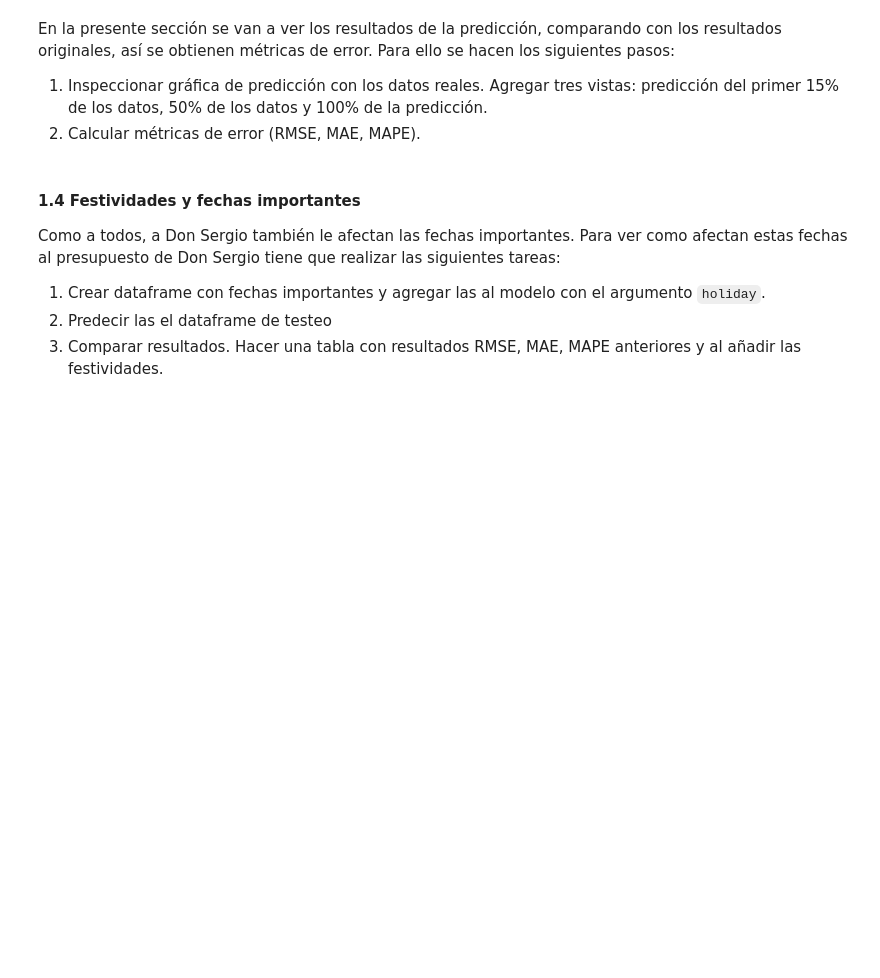
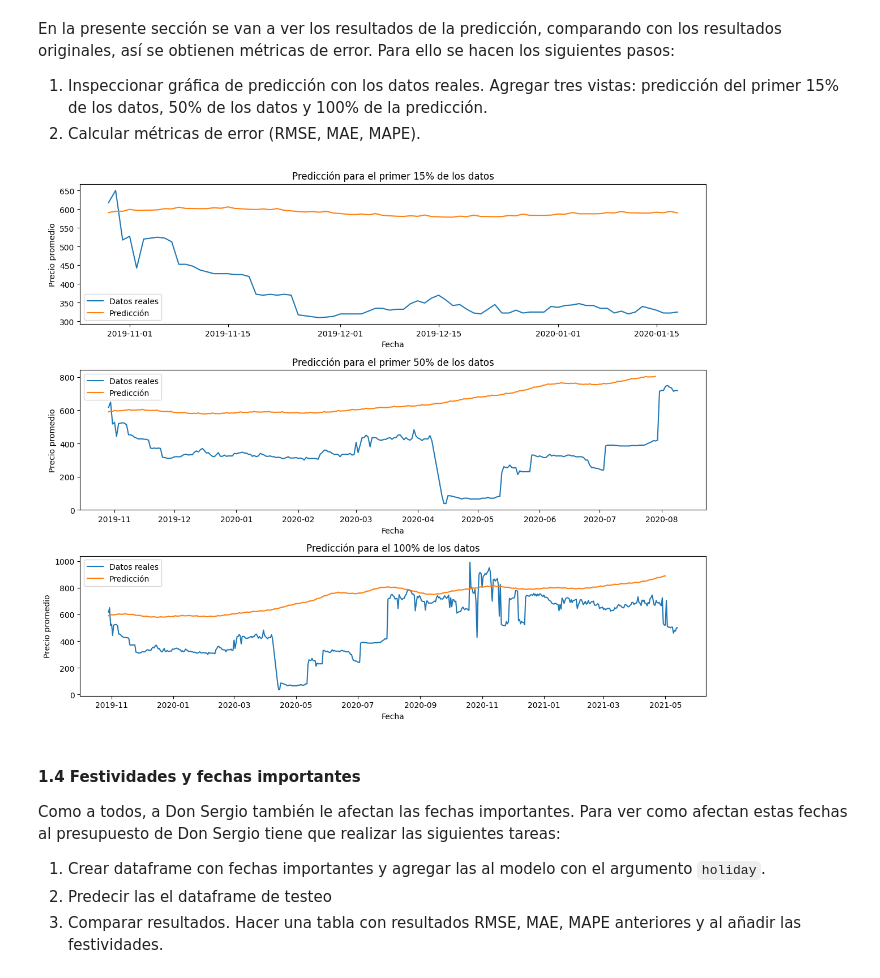
Before and after one commit to BenjaminAnguloCaro/MDS7202, a Jupyter notebook: enunciado_lab8.ipynb, the cells around one changed output. Drawn from its saved outputs; the diff is of its cells as text; code cells hidden in the pictures; blank space fills up the shorter version.

```diff
--- a/enunciado_lab8.ipynb
+++ b/enunciado_lab8.ipynb
@@ -396,3 +394,43 @@ En la presente sección se van a ver los resultados de la predicción, comparand
+# %%
+# Respuesta
+from sklearn.metrics import mean_squared_error, mean_absolute_error
+
+df3 = pred[pred['ds']>='2019-10-29']
+
+# Agregar tres vistas de la predicción
+plt.figure(figsize=(12, 10))
+
+# Vista para el primer 15% de los datos
+plt.subplot(3, 1, 1)
+plt.plot(test.index[:int(len(test)*0.15)], test.values[:int(len(test)*0.15)], label='Datos reales')
+plt.plot(df3['ds'][:int(len(test)*0.15)], df3['yhat'][:int(len(test)*0.15)], label='Predicción')
+plt.xlabel('Fecha')
+plt.ylabel('Precio promedio')
+plt.title('Predicción para el primer 15% de los datos')
+plt.legend()
+
+# Vista para el 50% de los datos
+plt.subplot(3, 1, 2)
+plt.plot(test.index[:int(len(test)*0.5)], test.values[:int(len(test)*0.5)], label='Datos reales')
+plt.plot(df3['ds'][:int(len(test)*0.5)], df3['yhat'][:int(len(test)*0.5)], label='Predicción')
+plt.xlabel('Fecha')
+plt.ylabel('Precio promedio')
+plt.title('Predicción para el primer 50% de los datos')
+plt.legend()
+
+# Vista para el 100% de la predicción
+plt.subplot(3, 1, 3)
+plt.plot(test.index, test.values, label='Datos reales')
+plt.plot(df3['ds'], df3['yhat'], label='Predicción')
+plt.xlabel('Fecha')
+plt.ylabel('Precio promedio')
+plt.title('Predicción para el 100% de los datos')
+plt.legend()
+
+plt.tight_layout()
+plt.show()
+# %% [output]
+[figure, added]
 # %% [markdown]
 #### **1.4 Festividades y fechas importantes**
 
```
Also changed, not shown: parts of 1 cell of this notebook.
